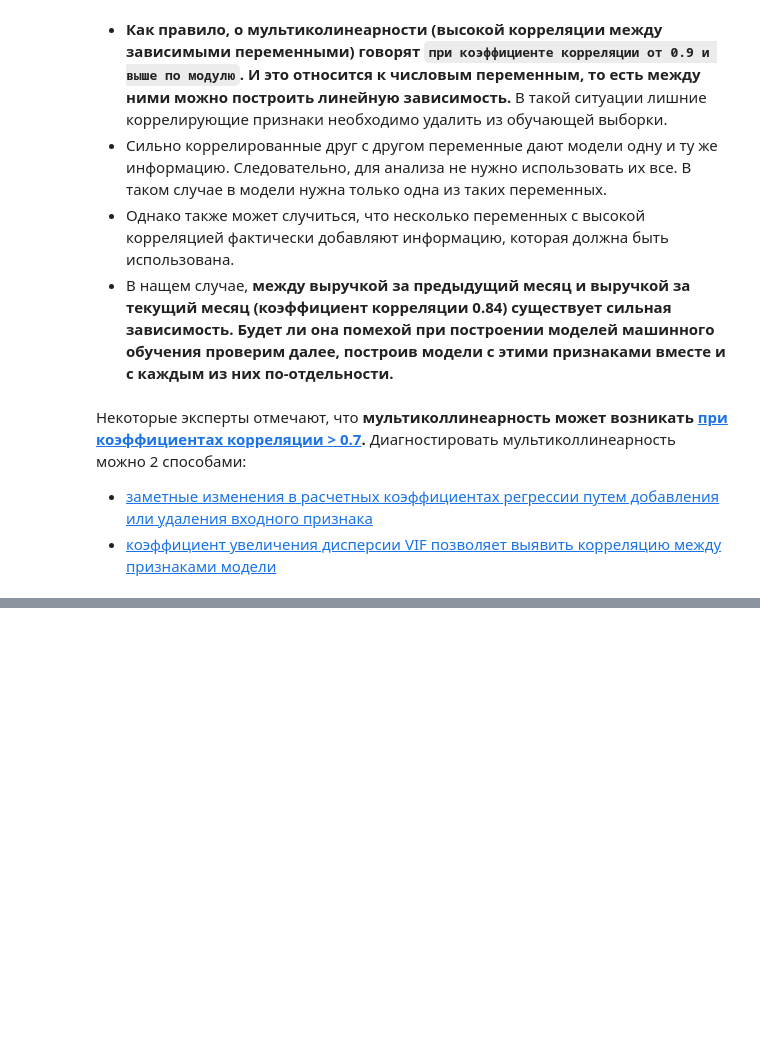
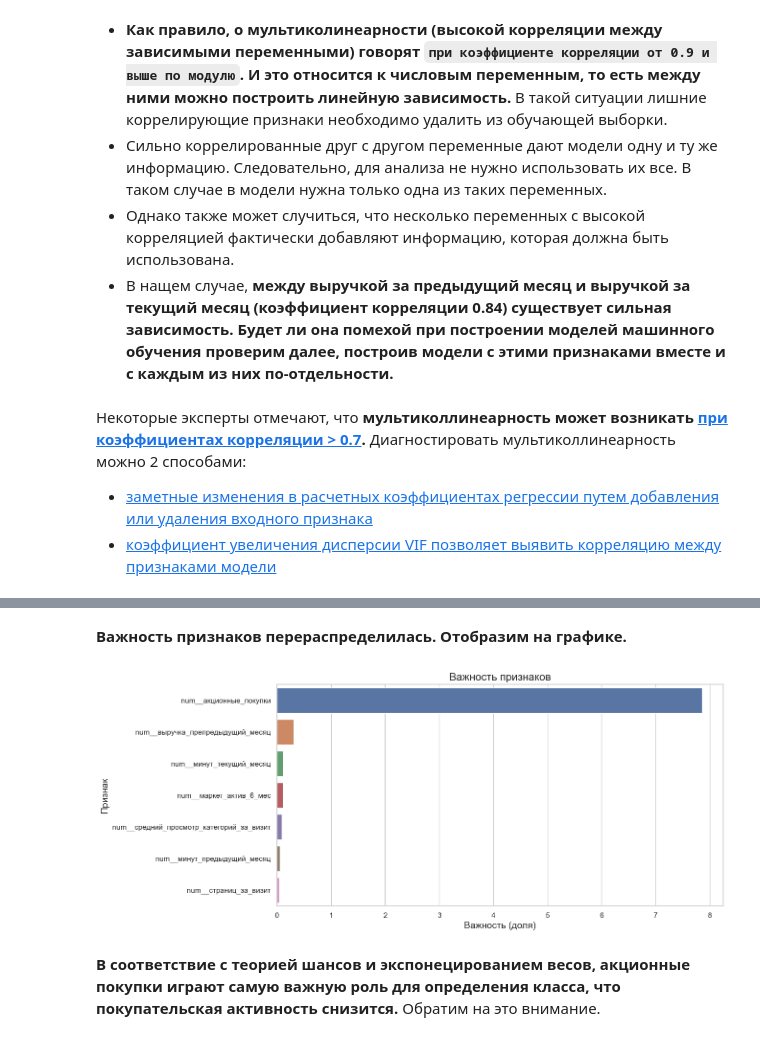
Before and after one commit to Kelena82/personalized_offers, a Jupyter notebook: one_click_ready.ipynb, the cells around one changed output, grey strips where cells are left out. Saved outputs shown, nothing was run; the diff lists cells and outputs as text; code cells hidden in the pictures; blank space fills up the shorter version.

```diff
--- a/one_click_ready.ipynb
+++ b/one_click_ready.ipynb
@@ -2214,0 +2499,4 @@ sns.heatmap(market_file.drop(columns='акционные_покупки_кате
+# %%
+model = LogisticRegression(penalty='l1', random_state=42, solver='saga', C=0.8)
+# используем результаты промежуточного пайплайна data_preprocessor
+model = model.fit(X_train_p, y_train)
@@ -2214,0 +2726,13 @@ sns.heatmap(market_file.drop(columns='акционные_покупки_кате
+# %%
+# обучаем модель на подготовленных данных (данные отмасштабированы и закодированы),
+# оставив только признаки из features_names_best.
+model_select_k_best = model.fit(X_train_p[features_names_best], y_train)
+# %%
+# выводим экспоненциальные веса коэффициентов после экспоненцирования
+# так делают, чтобы избавиться от логарифма в логит-функции, это позволяет интерпретировать
+#коэффициенты в соответствии с теорией шансов
+rez=[]
+for feature_number, feature_name in enumerate(features_names_best):
+    weight = model_select_k_best.coef_[0, feature_number]
+    rez.append((feature_name, weight))
+pd.DataFrame(rez, columns=['feature', 'significance']).set_index('feature').sort_values(by='significance', ascending=False)
@@ -2214,0 +2752,10 @@ sns.heatmap(market_file.drop(columns='акционные_покупки_кате
+# %%
+# выводим экспоненциальные веса коэффициентов после экспоненцирования
+# так делают, чтобы избавиться от логарифма в логит-функции, это позволяет интерпретировать коэффициенты в соответствии с теорией шансов
+rez=[]
+for feature_number, feature_name in enumerate(features_names_best):
+    exp_weight = math.exp(model_select_k_best.coef_[0, feature_number])
+    rez.append((feature_name, exp_weight))
+feature_importances = pd.DataFrame(rez, columns=['feature', 'significance']).\
+    set_index('feature').sort_values(by='significance', ascending=False)
+feature_importances
@@ -2214,0 +2772,21 @@ sns.heatmap(market_file.drop(columns='акционные_покупки_кате
+# %% [markdown]
+**Важность признаков перераспределилась. Отобразим на графике.**
+# %%
+plt.figure(figsize=(12, 6))
+
+# Постройте столбчатый график:
+# по оси x — важность признака;
+# по оси y - его наименование.
+ax = sns.barplot(data=feature_importances, x='significance', y=feature_importances.index)
+
+# добавляем названия графика и осей
+ax.set_title('Важность признаков', fontsize=16)
+ax.set_xlabel('Важность (доля)', fontsize=14)
+ax.set_ylabel('Признак', fontsize=14)
+
+# отображаем график
+plt.show()
+# %% [output]
+[figure, added]
+# %% [markdown]
+**В соответствие с теорией шансов и экспонецированием весов, акционные покупки играют самую важную роль для определения класса, что покупательская активность снизится.** Обратим на это внимание.
```
Also changed, not shown: parts of 87 cells of this notebook.
